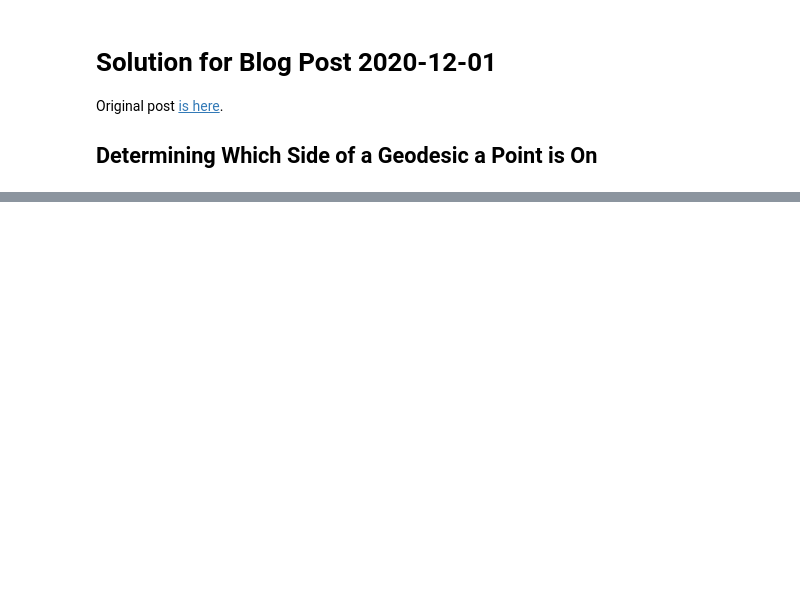
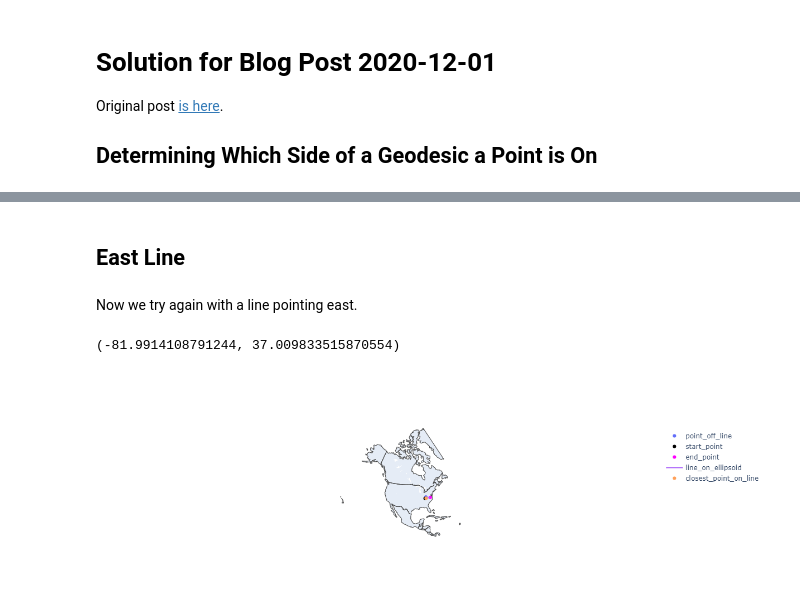
Before and after one commit to buffetboy2001/buffetboy2001.github.io, a Jupyter notebook: notebooks/2020-12-01-solution.ipynb, the cells around one changed output, grey strips where cells are left out. Drawn from its saved outputs; the diff is of its cells as text; code cells hidden in the pictures; blank space fills up the shorter version.

```diff
--- a/notebooks/2020-12-01-solution.ipynb
+++ b/notebooks/2020-12-01-solution.ipynb
@@ -150,0 +187,43 @@ transformer.transform(12, 12)
+# %% [markdown]
+## East Line
+# %% [markdown]
+Now we try again with a line pointing east.
+# %%
+course_ned_deg = 89
+# %%
+start_point_deg = (-83.0, 37)
+b = geoid.direct(start_point_deg, course_ned_deg, geodesic_length_m)
+end_point_deg = np.array(b)[0]
+end_point_deg = (end_point_deg[0], end_point_deg[1])
+closest_point_on_line_deg = find_closest_point_on_line()
+print(closest_point_on_line_deg)
+
+if debug_plots:
+    fig_debug.show()
+# %% [output]
+(-81.9914108791244, 37.009833515870554)
+# %%
+fig = go.Figure([
+     go.Scattergeo(lat=[point_off_line_deg[1]],
+                   lon=[point_off_line_deg[0]],
+                   name='point_off_line'),
+     go.Scattergeo(lat=[start_point_deg[1]],
+                   lon=[start_point_deg[0]],
+                   marker=dict(color='black'),
+                   name='start_point'),
+     go.Scattergeo(lat=[end_point_deg[1]],
+                   lon=[end_point_deg[0]],
+                   marker=dict(color='magenta'),
+                   name='end_point'),
+     go.Scattergeo(lat=[start_point_deg[1], end_point_deg[1]],
+                   lon=[start_point_deg[0], end_point_deg[0]],
+                   mode='lines',
+                   name='line_on_ellipsoid'),
+     go.Scattergeo(lat=[closest_point_on_line_deg[1]],
+                   lon=[closest_point_on_line_deg[0]],
+                   name='closest_point_on_line'),
+])
+fig.update_layout(geo=dict(scope='north america'), height=400, width=600)
+fig.show()
+# %% [output]
+[figure, added]
```
Also changed, not shown: parts of 38 cells of this notebook.
